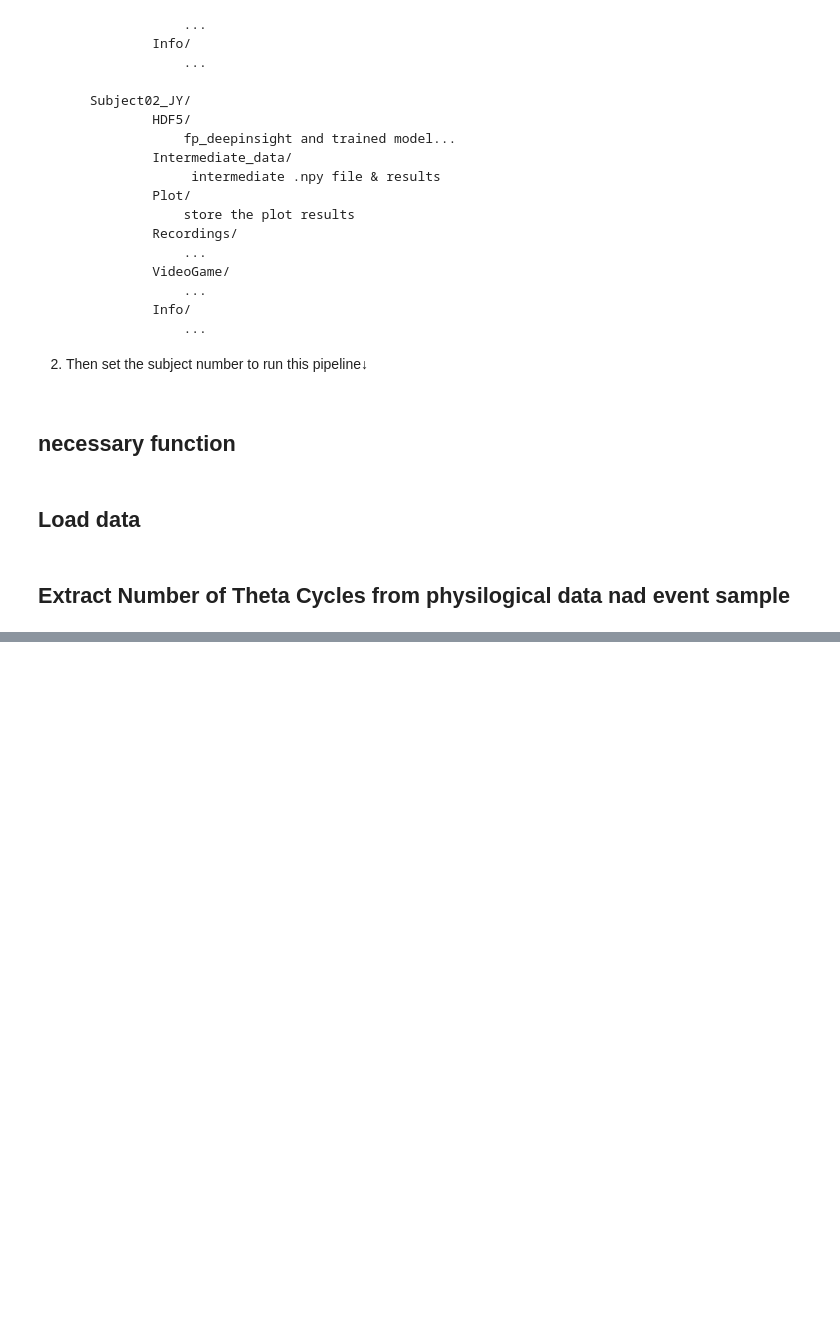
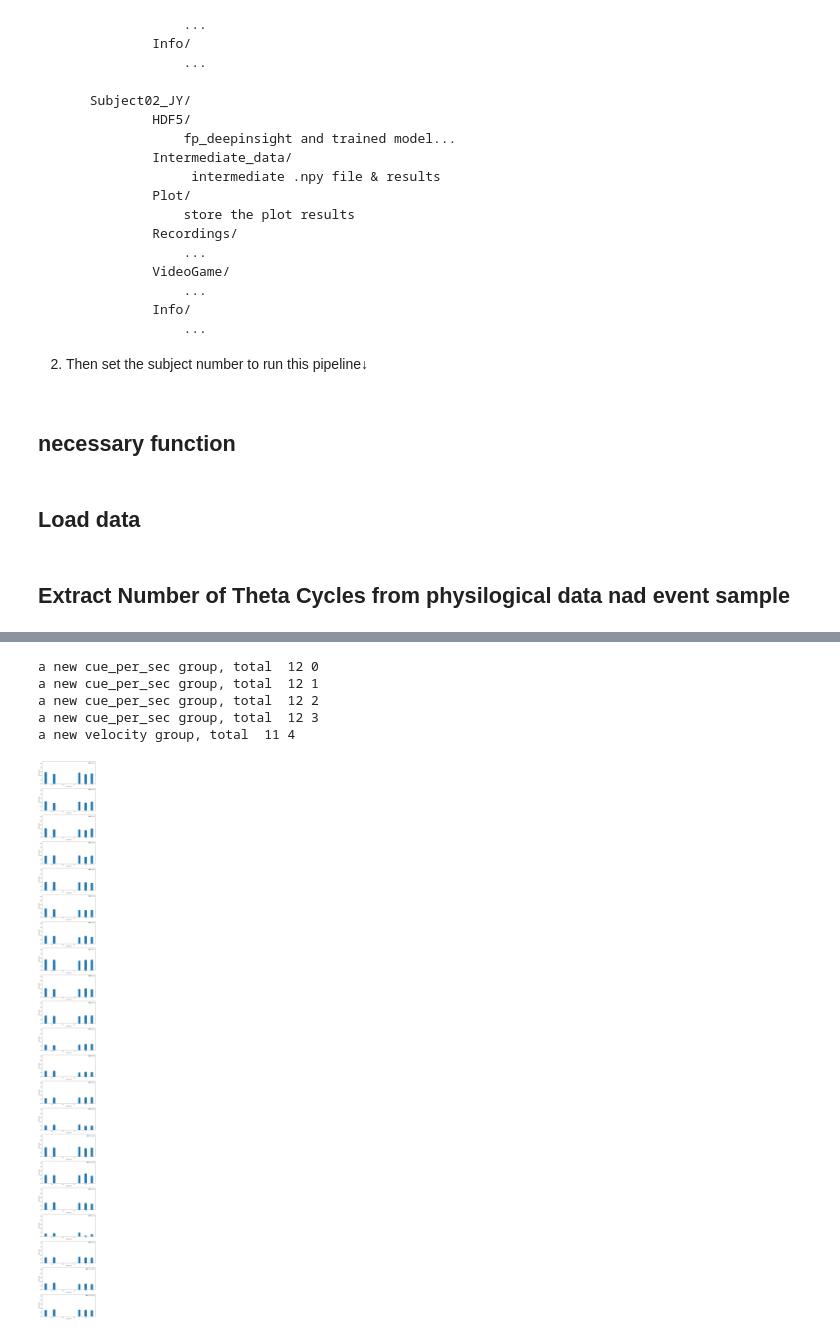
Before and after one commit to WaAaaAterfall/theta-oscillations, a Jupyter notebook: theta_cycles_calculation.ipynb, the cells around one changed output, grey strips where cells are left out. Drawn from its saved outputs; the diff is of its cells as text; code cells hidden in the pictures; blank space fills up the shorter version.

```diff
--- a/theta_cycles_calculation.ipynb
+++ b/theta_cycles_calculation.ipynb
@@ -411,7 +451,7 @@ def get_preprocess_data(trials_data,markers,physilogical_data,start_end_indice=[
 # %%
 from bycycle.features import compute_features
 
-for i in [1,2,3,4,7,8,9,10]:
+for i in [1]:#,2,3,4,7,8,9,10
     sub = i
     raw, lfp_theta_filtered, trials_data, event_samples, sfreq = get_subject_data(sub, file_paths, hpc_chan2)
     print(min(len(event_samples), len(trials_data)))
@@ -466,8 +506,8 @@ for i in [1,2,3,4,7,8,9,10]:
             theta_cycle_record[hpc_chan2[sub][channel]].append(np.shape(df)[0] / trials_data[trial_num]['trial_navigation_duration'])
 
     for trial_num in range(trial_total_num):
-        theta_cycle_record['Velocity'].append(trials_data[trial_num]['Velocity'])
-        theta_cycle_record['cue_density'].append(np.pi * 2 * trials_data[trial_num]['Ring_size'] / trials_data[trial_num]['n_of_objects'])#? cue density?
+        theta_cycle_record['Velocity'].append(trials_data[trial_num]['trial_speed'])
+        theta_cycle_record['cue_density'].append(trials_data[trial_num]['trial_density'])#? cue density?
         theta_cycle_record['trial_cue_per_sec'].append(trials_data[trial_num]['trial_cue_per_sec'])
 
 
@@ -497,8 +545,8 @@ for sub in [1,2,3,4,7,8,9,10]:
         ax[chan, 0].legend()
     fig.savefig(f"C:/Users/River/23summer/dku/ieeg/theta_cycle_graph_cue_per_trial/theta_cycle_second_{sub}_{file_paths[sub]['info']['name']}.png")
 # %%
-for sub in [1,2,3,4,7,8,9,10]:
-    theta_cycle_record = pd.read_csv(f"theta_cycles/theta_cycle_second_{sub}_{file_paths[sub]['info']['name']}.csv").to_numpy()
+for sub in [10]:   #1,2,3,4,7,8,9,
+    theta_cycle_record = pd.read_csv(f"theta_cycles/theta_cycle_{sub}_{file_paths[sub]['info']['name']}.csv").to_numpy()
     ordered_record = theta_cycle_record[theta_cycle_record[:, 0].argsort()]
     groups_velocity = {}
     groups_cue_density = {}
@@ -542,41 +590,53 @@ for sub in [1,2,3,4,7,8,9,10]:
     start_index = 0
     count = 0
     element_count = 0
     for i in range(np.shape(ordered_record)[0] - 1):
         element_count += 1
-        if ordered_record[i + 1, 2] - ordered_record[i, 2] > 0.0001:
+        if ordered_record[i + 1, 2] - ordered_record[i, 2] > 0.001:
             print("a new cue_per_sec group, total ", element_count, count)
-            groups_cue_per_sec[ordered_record[i, 2]] = np.copy(ordered_record[start_index:(i + 1)])
+            groups_cue_per_sec[ordered_record[i, 2]] = np.copy(ordered_record[start_index:(i + 1), 3:])
             start_index = i + 1
             count += 1
             element_count = 0
     if start_index <= np.shape(ordered_record)[0]:
         print("a new velocity group, total ", element_count, count)
-        groups_cue_per_sec[ordered_record[i, 2]] = np.copy(ordered_record[start_index:])
+        groups_cue_per_sec[ordered_record[i, 2]] = np.copy(ordered_record[start_index:, 3:])
+
 
     from scipy import stats
     mean = np.zeros((len(hpc_chan2[sub]), len(groups_cue_per_sec.keys())))
     sem = np.zeros((len(hpc_chan2[sub]), len(groups_cue_per_sec.keys())))
     count = 0
     for key in groups_cue_per_sec.keys():
-        mean[:, count] = np.mean(groups_cue_per_sec[key], axis = 0)[3:]
-        sem[:, count] = stats.sem(groups_cue_per_sec[key], axis = 0)[3:]
+        lower_q=np.quantile(groups_cue_per_sec[key], 0.25, axis = 0)
+        higher_q=np.quantile(groups_cue_per_sec[key], 0.75, axis = 0)
+        remains = np.where((groups_cue_per_sec[key] > lower_q) & (groups_cue_per_sec[key] < higher_q), (groups_cue_per_sec[key]), np.nan)
+        mean[:, count] = np.nanmean(remains, axis = 0)
+        #print(mean[:, count])
+        sem[:, count] = stats.sem(remains, axis = 0, nan_policy='omit')
         count += 1
 
     chan_num = np.shape(theta_cycle_record)[1] - 3
     rows, cols = chan_num, 1
     fig,ax = plt.subplots(rows, cols, figsize=(10, 5*chan_num))
     x = list(groups_cue_per_sec.keys())
     for chan in range(chan_num):
         y = mean[chan, :]
         err = sem[chan, :]
-        p = ax[chan].bar(x, y, yerr = err, width = 0.01)
+        p = ax[chan].bar(x, y, yerr = err, width = 0.1)
         p.set_label(hpc_chan2[sub][chan])
-        ax[chan].set_ylim([3.5, 5.7])
+        ax[chan].set_ylim([3, 5.7])
         ax[chan].legend()
         ax[chan].set_xlabel("cue_per_sec")
         ax[chan].set_ylabel("theta cycles")
-    fig.savefig(f"C:/Users/River/23summer/dku/ieeg/theta_cycle_graph_cue_per_trial/theta_cycle_second_avg_{sub}_{file_paths[sub]['info']['name']}.png")
+    fig.savefig(f"C:/Users/River/23summer/dku/ieeg/theta_cycle_graph_cue_per_trial/theta_cycle_4quantile_avg_{sub}_{file_paths[sub]['info']['name']}.png")
+# %% [output]
+a new cue_per_sec group, total  12 0
+a new cue_per_sec group, total  12 1
+a new cue_per_sec group, total  12 2
+a new cue_per_sec group, total  12 3
+a new velocity group, total  11 4
+[figure, added]
 # %%
 from scipy import stats
 mean = np.zeros((len(hpc_chan2[sub]), len(groups_cue_per_sec.keys())))
```
Also changed, not shown: parts of 3 cells of this notebook.
